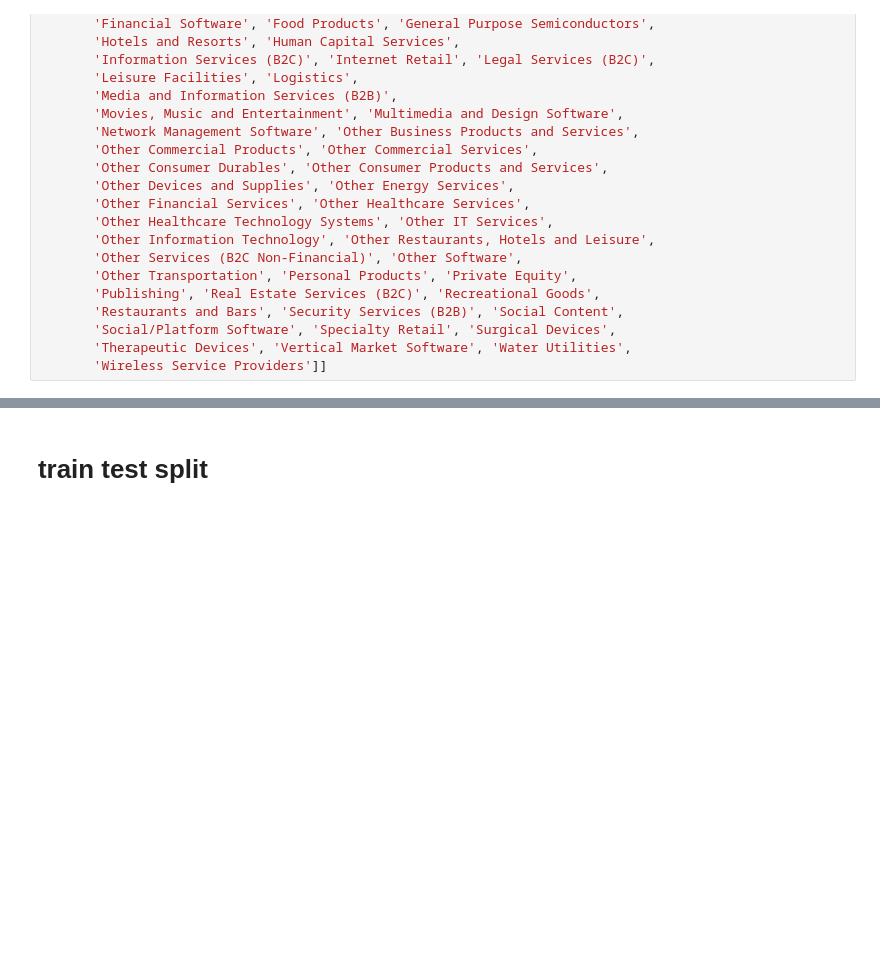
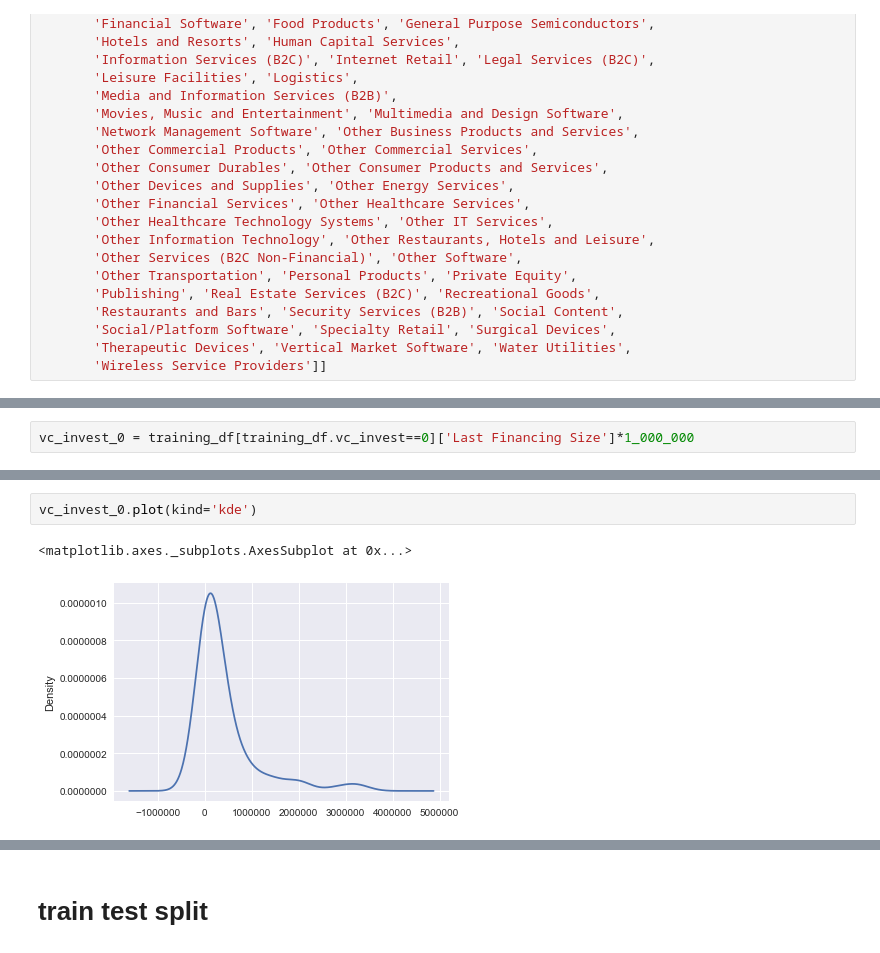
Before and after one commit to jonhilgart22/founder_nlp_analysis, a Jupyter notebook: notebooks/Train_Models_VcInvest0_VcInvest1_1.0_MISSING_SENTIMENT.ipynb, the cells around one changed output, grey strips where cells are left out. Drawn from its saved outputs; the diff is of its cells as text; blank space fills up the shorter version.

```diff
--- a/notebooks/Train_Models_VcInvest0_VcInvest1_1.0_MISSING_SENTIMENT.ipynb
+++ b/notebooks/Train_Models_VcInvest0_VcInvest1_1.0_MISSING_SENTIMENT.ipynb
@@ -270,0 +321,2 @@ training_df = training_df[['vc_invest','company_id', 'Employees', 'Facebook Like
+# %%
+vc_invest_0 = training_df[training_df.vc_invest==0]['Last Financing Size']*1_000_000
@@ -270,0 +333,5 @@ training_df = training_df[['vc_invest','company_id', 'Employees', 'Facebook Like
+# %%
+vc_invest_0.plot(kind='kde')
+# %% [output]
+<matplotlib.axes._subplots.AxesSubplot at 0x...>
+[figure, added]
```
Also changed, not shown: parts of 21 cells of this notebook.
